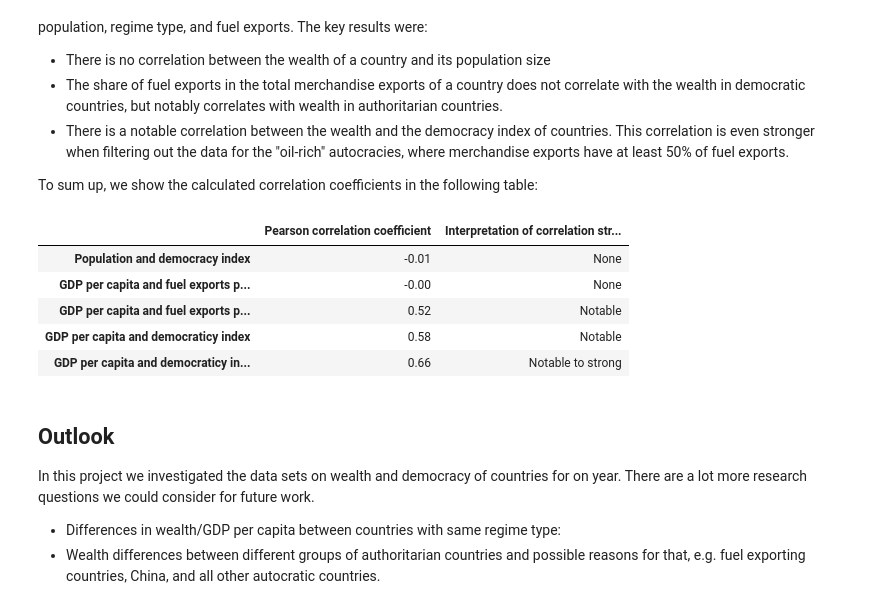
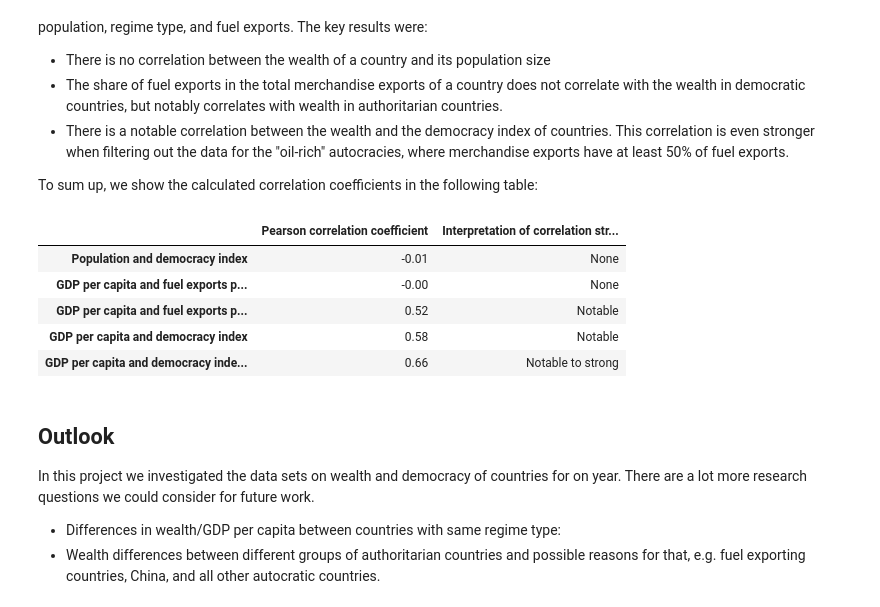
Before and after one commit to drdtr/udacity-data-analyst-project-2-introduction-to-data-analysis, a Jupyter notebook: project/02_exploratory_data_analysis_and_conclusions.ipynb, the cells around one changed output. Drawn from its saved outputs; the diff is of its cells as text; code cells hidden in the pictures.

```diff
--- a/project/02_exploratory_data_analysis_and_conclusions.ipynb
+++ b/project/02_exploratory_data_analysis_and_conclusions.ipynb
@@ -1061,30 +1061,30 @@ To sum up, we show the calculated correlation coefficients in the following tabl
 # %%
 df_correlations=pd.DataFrame(
     data=[[corrcoef(df[ColPop.population], df[ColDem.democracy_index]),
            "None"],
           [corrcoef(gdp_and_fuel_democratic[ColGdp.gdp_per_capita], gdp_and_fuel_democratic[ColFuel.fuel_exports]),
            "None"],
           [corrcoef(gdp_and_fuel_authoritarian[ColGdp.gdp_per_capita], gdp_and_fuel_authoritarian[ColFuel.fuel_exports]),
            "Notable"],
           [corrcoef(df[ColGdp.gdp_per_capita], df[ColDem.democracy_index]),
            "Notable"],
           [corrcoef(df_without_oil_rich[ColGdp.gdp_per_capita], df_without_oil_rich[ColDem.democracy_index]),
            "Notable to strong"]],
     index=["Population and democracy index",
+           "GDP per capita and fuel exports percentage for democratic countries",
            "GDP per capita and fuel exports percentage for authoritarian countries",
-           "GDP per capita and fuel exports percentage for democratic countries",
-           "GDP per capita and democraticy index",
-           "GDP per capita and democraticy index without \"oil-rich\" countries"],
+           "GDP per capita and democracy index",
+           "GDP per capita and democracy index without \"oil-rich\" countries"],
     columns=["Pearson correlation coefficient", "Interpretation of correlation strength"])
 df_correlations.iloc[:, 0] = df_correlations.iloc[:, 0].round(2)
 df_correlations
 # %% [output]
 |  | Pearson correlation coefficient | Interpretation of correlation str... |
 | Population and democracy index | -0.01 | None |
 | GDP per capita and fuel exports p... | -0.00 | None |
 | GDP per capita and fuel exports p... | 0.52 | Notable |
-| GDP per capita and democraticy index | 0.58 | Notable |
-| GDP per capita and democraticy in... | 0.66 | Notable to strong |
+| GDP per capita and democracy index | 0.58 | Notable |
+| GDP per capita and democracy inde... | 0.66 | Notable to strong |
 # %% [markdown]
 <a id='outlook'></a>
 ## Outlook
```
Also changed, not shown: parts of 4 cells of this notebook.
